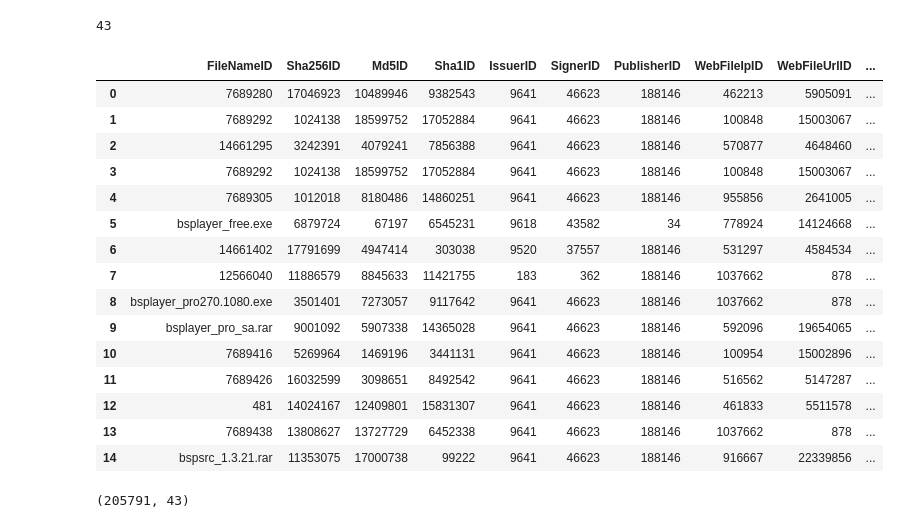
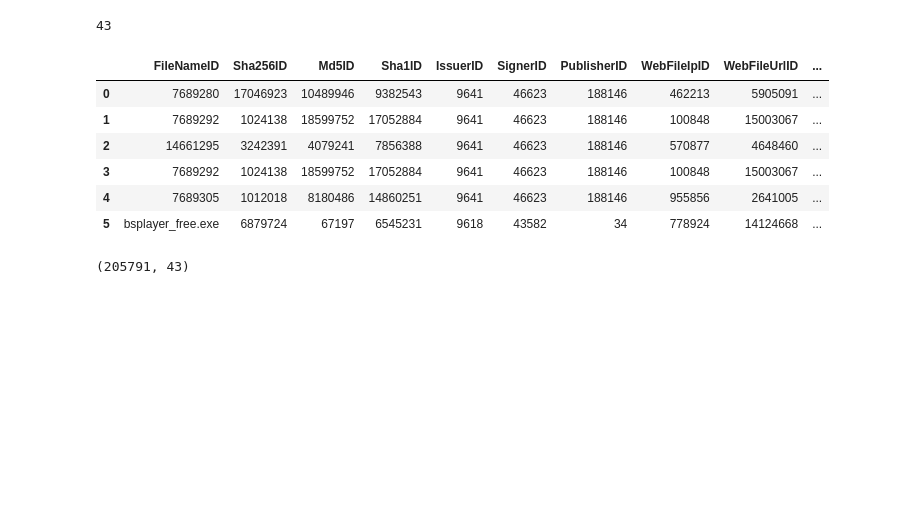
Before and after one commit to NitCoh/TextAnalysisForBigData, a Jupyter notebook: Big_Data_Analysis_for_Cyber_Security_Text_Analysis.ipynb, the cells around one changed output. Saved outputs shown, nothing was run; the diff lists cells and outputs as text; code cells hidden in the pictures; blank space fills up the shorter version.

```diff
--- a/Big_Data_Analysis_for_Cyber_Security_Text_Analysis.ipynb
+++ b/Big_Data_Analysis_for_Cyber_Security_Text_Analysis.ipynb
@@ -22,26 +22,17 @@ len(cols_names)
 # %%
 ## Upload the data file first!
 data_path = '/content/Obf_oneInTenWeek1_d1.tsv'
 
 df = pd.read_csv(data_path,sep='\t', names=cols_names)
-df.head(n=15)
+df.head(n=6)
 # %% [output]
 |  | FileNameID | Sha256ID | Md5ID | Sha1ID | IssuerID | SignerID | PublisherID | WebFileIpID | WebFileUrlID | ... |
 | 0 | 7689280 | 17046923 | 10489946 | 9382543 | 9641 | 46623 | 188146 | 462213 | 5905091 | ... |
 | 1 | 7689292 | 1024138 | 18599752 | 17052884 | 9641 | 46623 | 188146 | 100848 | 15003067 | ... |
 | 2 | 14661295 | 3242391 | 4079241 | 7856388 | 9641 | 46623 | 188146 | 570877 | 4648460 | ... |
 | 3 | 7689292 | 1024138 | 18599752 | 17052884 | 9641 | 46623 | 188146 | 100848 | 15003067 | ... |
 | 4 | 7689305 | 1012018 | 8180486 | 14860251 | 9641 | 46623 | 188146 | 955856 | 2641005 | ... |
 | 5 | bsplayer_free.exe | 6879724 | 67197 | 6545231 | 9618 | 43582 | 34 | 778924 | 14124668 | ... |
-| 6 | 14661402 | 17791699 | 4947414 | 303038 | 9520 | 37557 | 188146 | 531297 | 4584534 | ... |
-| 7 | 12566040 | 11886579 | 8845633 | 11421755 | 183 | 362 | 188146 | 1037662 | 878 | ... |
-| 8 | bsplayer_pro270.1080.exe | 3501401 | 7273057 | 9117642 | 9641 | 46623 | 188146 | 1037662 | 878 | ... |
-| 9 | bsplayer_pro_sa.rar | 9001092 | 5907338 | 14365028 | 9641 | 46623 | 188146 | 592096 | 19654065 | ... |
-| 10 | 7689416 | 5269964 | 1469196 | 3441131 | 9641 | 46623 | 188146 | 100954 | 15002896 | ... |
-| 11 | 7689426 | 16032599 | 3098651 | 8492542 | 9641 | 46623 | 188146 | 516562 | 5147287 | ... |
-| 12 | 481 | 14024167 | 12409801 | 15831307 | 9641 | 46623 | 188146 | 461833 | 5511578 | ... |
-| 13 | 7689438 | 13808627 | 13727729 | 6452338 | 9641 | 46623 | 188146 | 1037662 | 878 | ... |
-| 14 | bspsrc_1.3.21.rar | 11353075 | 17000738 | 99222 | 9641 | 46623 | 188146 | 916667 | 22339856 | ... |
 # %%
 df.shape
 # %% [output]
```
Also changed, not shown: parts of 13 cells of this notebook.
